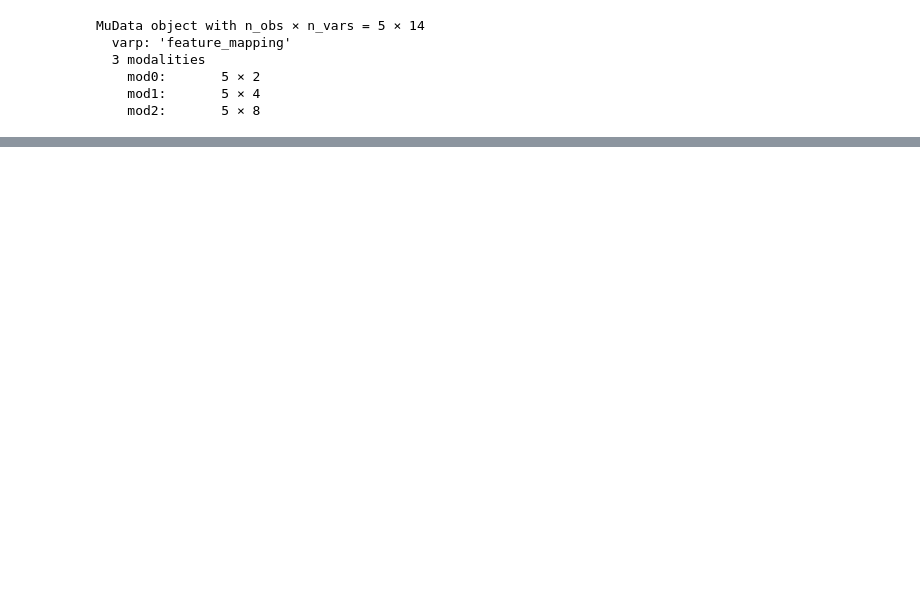
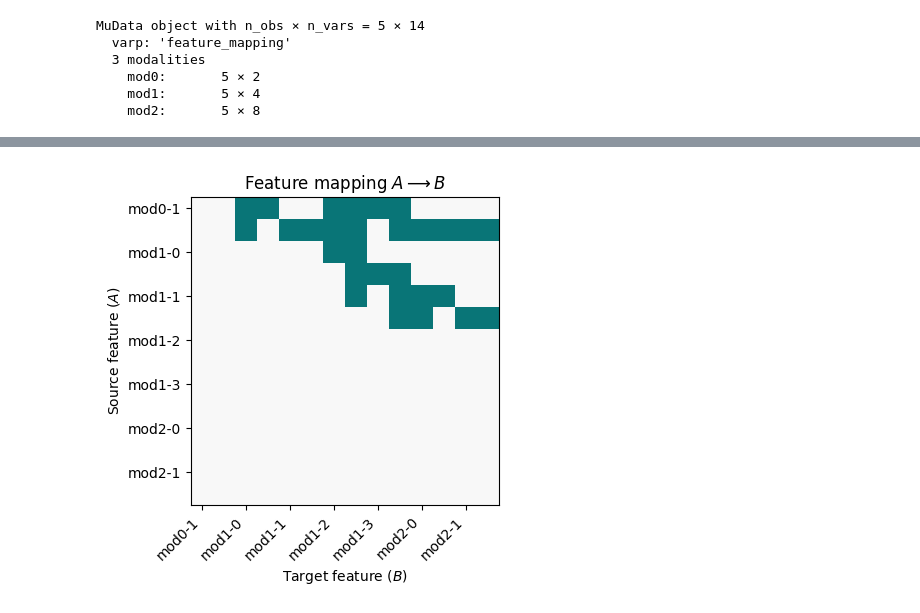
Before and after one commit to lucas-diedrich/mulink, a Jupyter notebook: docs/notebooks/example.ipynb, the cells around one changed output, grey strips where cells are left out. Cells and saved outputs as stored; diff of their text form; code cells hidden in the pictures; blank space fills up the shorter version.

```diff
--- a/docs/notebooks/example.ipynb
+++ b/docs/notebooks/example.ipynb
@@ -20,0 +37,10 @@ plt.imshow(mdata.varp["feature_mapping"].toarray())
+# %%
+fig, ax = plt.subplots(1, 1, figsize=(4, 4))
+
+ax.imshow(mdata.varp["feature_mapping"].toarray(), cmap=mpl.colors.ListedColormap(["#f8f8f8", "#097577"]))
+ax.set(title="Feature mapping $A \\longrightarrow B$", xlabel="Target feature ($B$)", ylabel="Source feature ($A$)")
+ax.set_yticklabels(mdata.var_names, rotation=0, ha="right")
+ax.set_xticklabels(mdata.var_names, rotation=45, ha="right")
+plt.show()
+# %% [output]
+[figure, added]
```
Also changed, not shown: parts of 16 cells of this notebook.
